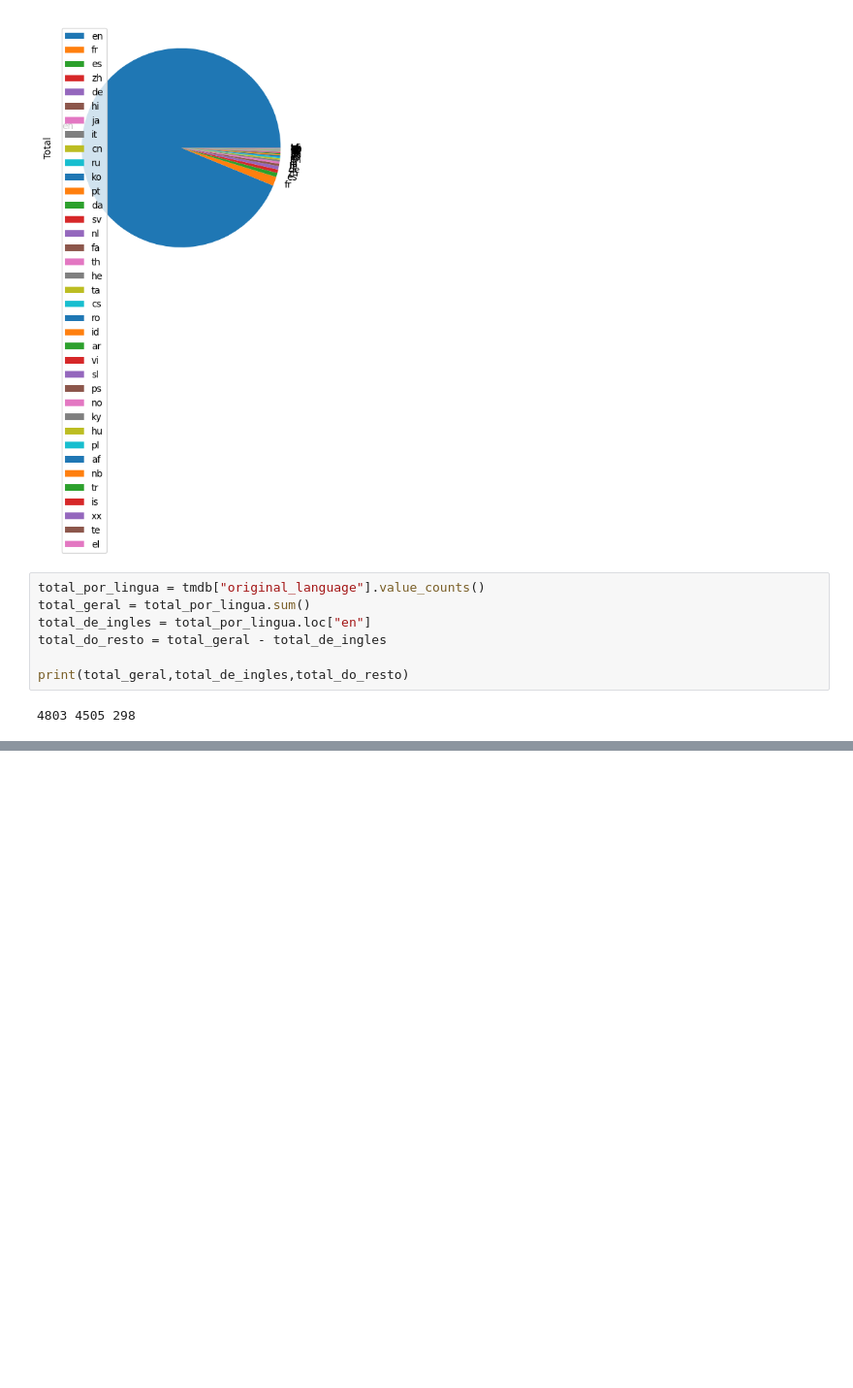
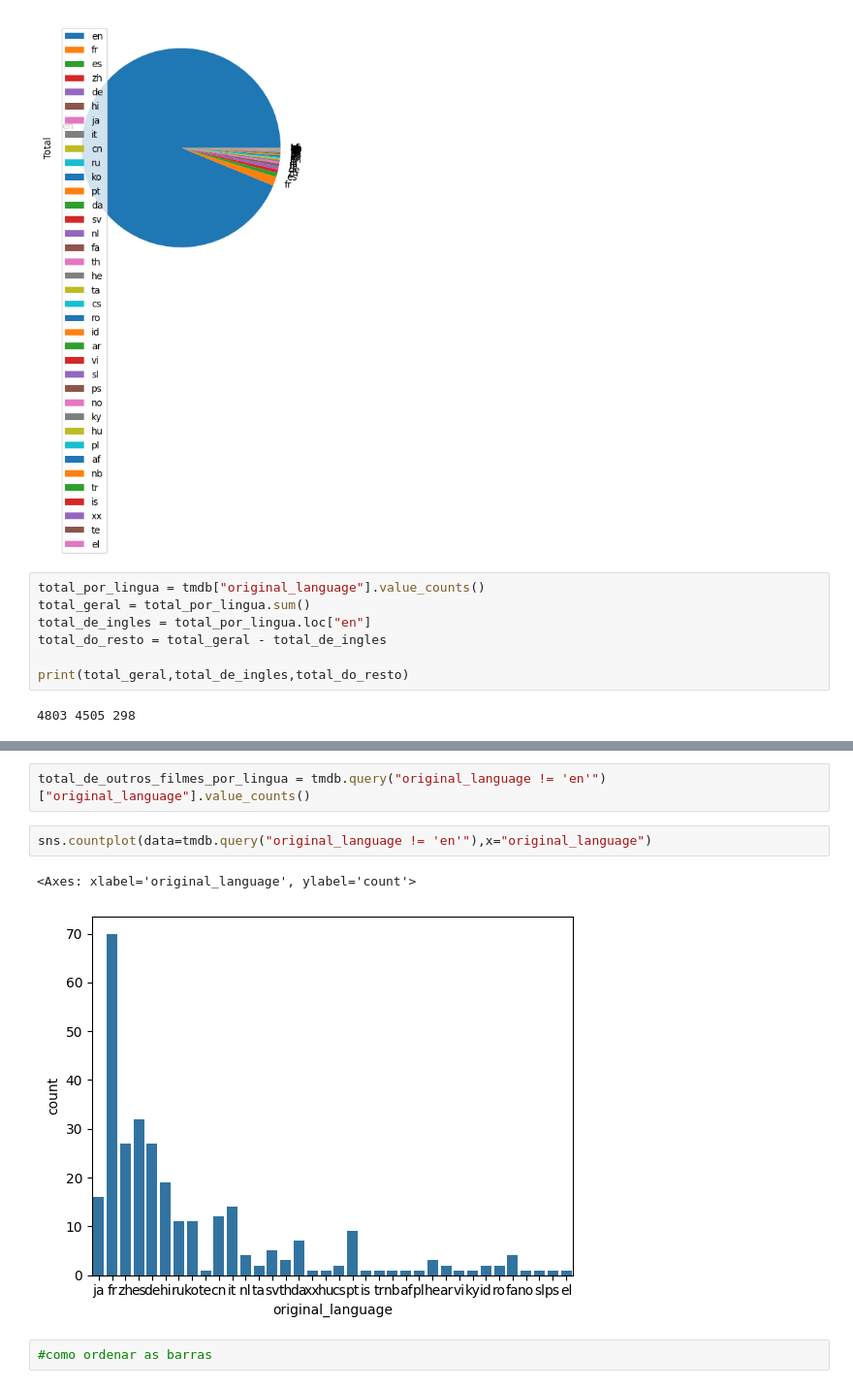
Before and after one commit to AntonioMori/Data-Science-Explorando-e-analisando-dados-, a Jupyter notebook: codigo.ipynb, the cells around one changed output, grey strips where cells are left out. Shown at 97% size. Drawn from its saved outputs; the diff is of its cells as text; blank space fills up the shorter version.

```diff
--- a/codigo.ipynb
+++ b/codigo.ipynb
@@ -158,0 +181,9 @@ print(total_geral,total_de_ingles,total_do_resto)
+# %%
+total_de_outros_filmes_por_lingua = tmdb.query("original_language != 'en'")["original_language"].value_counts()
+# %%
+sns.countplot(data=tmdb.query("original_language != 'en'"),x="original_language")
+# %% [output]
+<Axes: xlabel='original_language', ylabel='count'>
+[figure, added]
+# %%
+#como ordenar as barras
```
Also changed, not shown: parts of 3 cells of this notebook.
